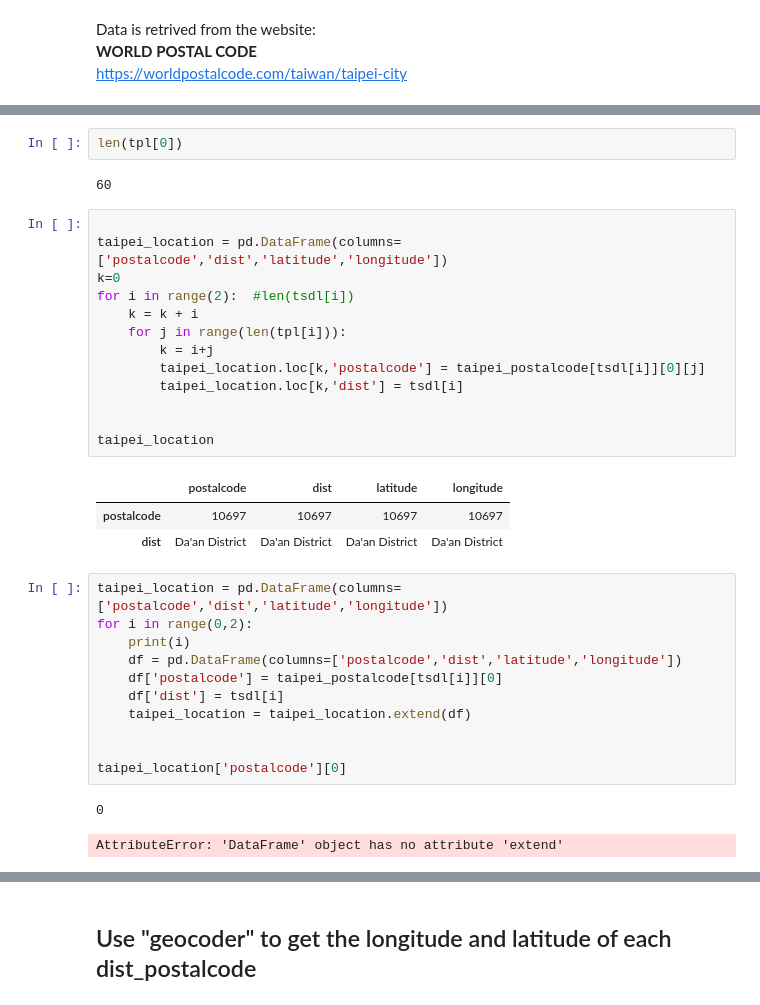
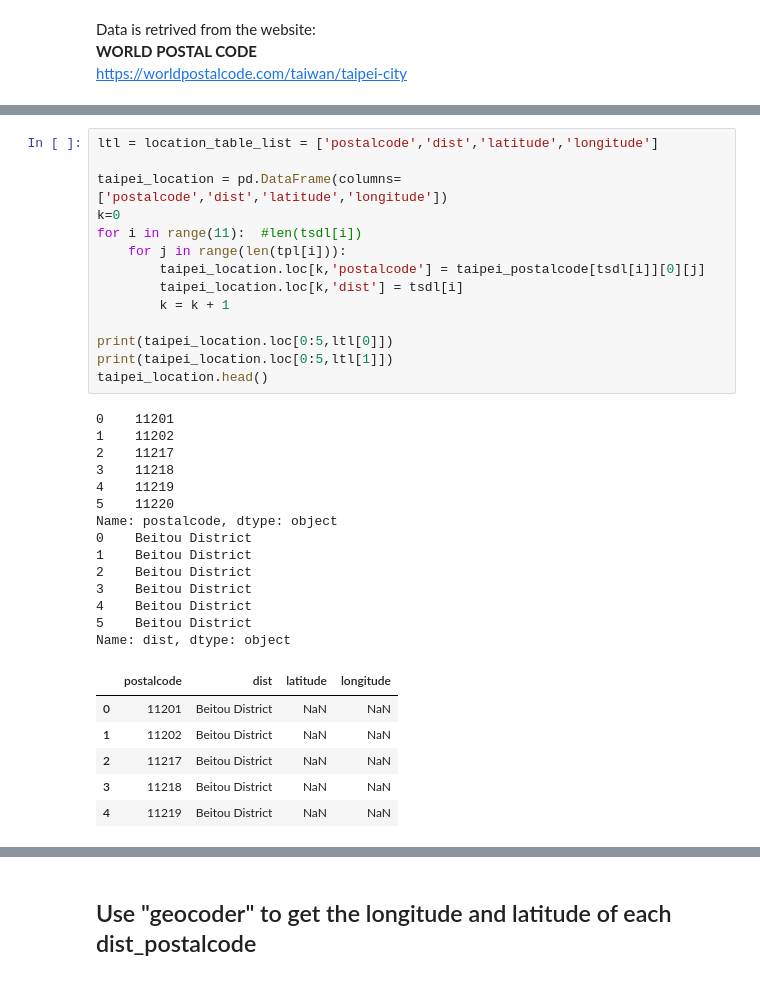
Before and after one commit to YuchiBai/Capsotne_project, a Jupyter notebook: capstone_project.ipynb, the cells around one changed output, grey strips where cells are left out. Cells and saved outputs as stored; diff of their text form.

```diff
--- a/capstone_project.ipynb
+++ b/capstone_project.ipynb
@@ -78,38 +77,38 @@ taipei_postalcode
 # %% [output]
 |  | Beitou District | Da'an District | Datong District | Nangang District | Neihu District | Shilin District | ... |
 | 0 | [11201, 11202, 11217, 11218, 1121... | [10601, 10602, 10603, 10607, 1060... | [10341, 10342, 10343, 10344, 1034... | [11501, 11502, 11503, 11510, 1152... | [11444, 11445, 11446, 11447, 1144... | [11101, 11102, 11103, 11114, 1114... | ... |
-# %%
-len(tpl[0])
-# %% [output]
-60
 # %%
+ltl = location_table_list = ['postalcode','dist','latitude','longitude']
 
 taipei_location = pd.DataFrame(columns=['postalcode','dist','latitude','longitude'])
 k=0
-for i in range(2):  #len(tsdl[i])
-    k = k + i
+for i in range(11):  #len(tsdl[i])
     for j in range(len(tpl[i])):
-        k = i+j
         taipei_location.loc[k,'postalcode'] = taipei_postalcode[tsdl[i]][0][j]
         taipei_location.loc[k,'dist'] = tsdl[i]
+        k = k + 1
 
-
-taipei_location
+print(taipei_location.loc[0:5,ltl[0]])
+print(taipei_location.loc[0:5,ltl[1]])
+taipei_location.head()
 # %% [output]
+0    11201
+1    11202
+2    11217
+3    11218
+4    11219
+5    11220
+Name: postalcode, dtype: object
+0    Beitou District
+1    Beitou District
+2    Beitou District
+3    Beitou District
+4    Beitou District
+5    Beitou District
+Name: dist, dtype: object
 |  | postalcode | dist | latitude | longitude |
-| postalcode | 10697 | 10697 | 10697 | 10697 |
-| dist | Da'an District | Da'an District | Da'an District | Da'an District |
+| 0 | 11201 | Beitou District | NaN | NaN |
+| 1 | 11202 | Beitou District | NaN | NaN |
+| 2 | 11217 | Beitou District | NaN | NaN |
+| 3 | 11218 | Beitou District | NaN | NaN |
+| 4 | 11219 | Beitou District | NaN | NaN |
-# %%
-taipei_location = pd.DataFrame(columns=['postalcode','dist','latitude','longitude'])
-for i in range(0,2):
-    print(i)
-    df = pd.DataFrame(columns=['postalcode','dist','latitude','longitude'])
-    df['postalcode'] = taipei_postalcode[tsdl[i]][0]
-    df['dist'] = tsdl[i]
-    taipei_location = taipei_location.extend(df)
-
-
-taipei_location['postalcode'][0]
-# %% [output]
-0
-AttributeError: 'DataFrame' object has no attribute 'extend'
```
Also changed, not shown: parts of 12 cells of this notebook.
